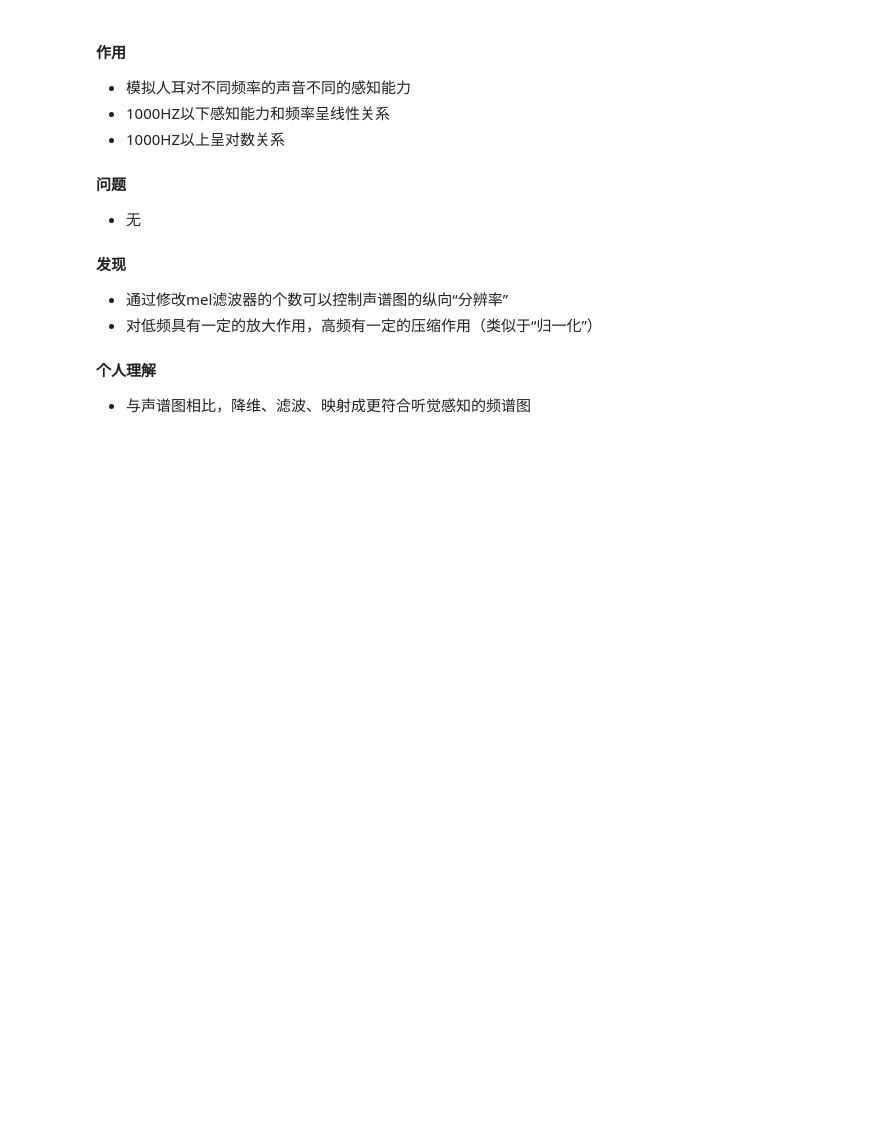
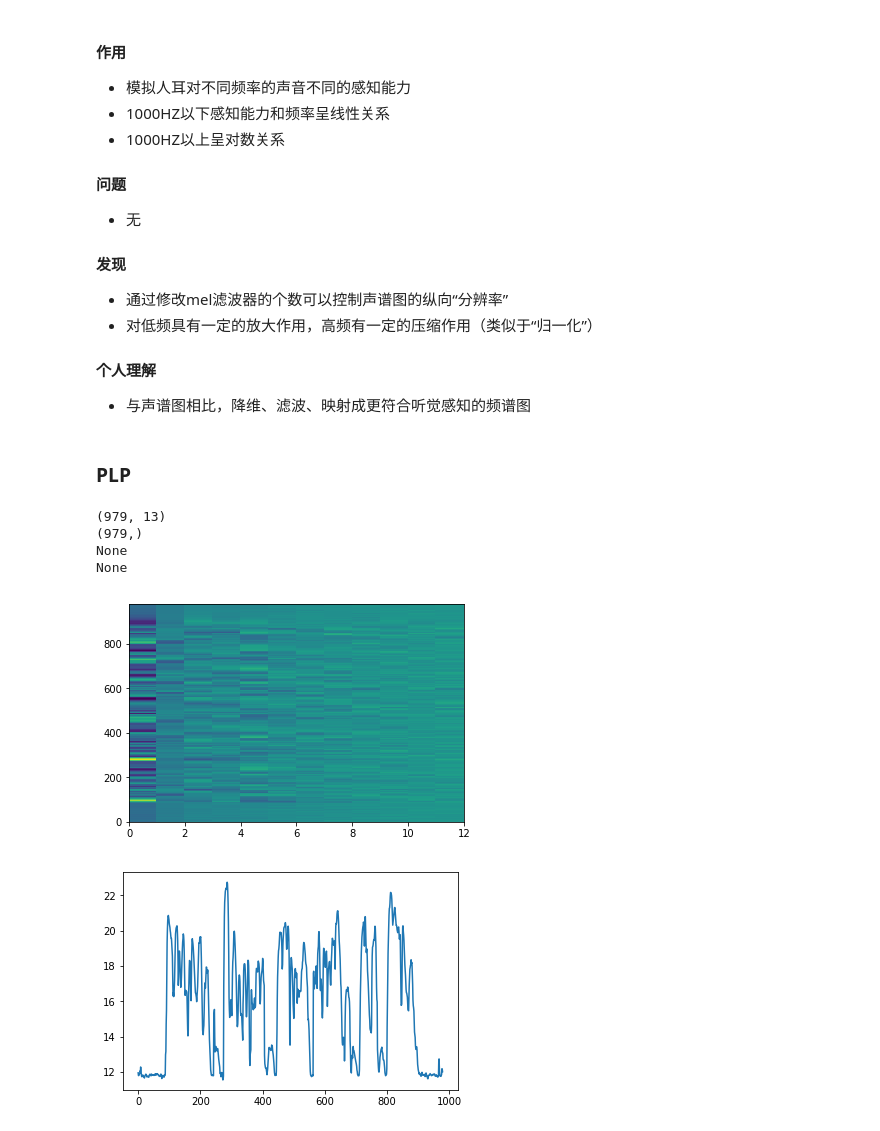
Before and after one commit to wangtianrui/sounds_pretreatment, a Jupyter notebook: py3_main.ipynb, the cells around one changed output. Saved outputs shown, nothing was run; the diff lists cells and outputs as text; code cells hidden in the pictures; blank space fills up the shorter version.

```diff
--- a/py3_main.ipynb
+++ b/py3_main.ipynb
@@ -260,3 +263,5 @@ drawer_utils.plot_colorbar(mel_spec.astype("float"))
 
 #### 个人理解
 * 与声谱图相比，降维、滤波、映射成更符合听觉感知的频谱图
+# %% [markdown]
+### PLP
@@ -262,0 +270,16 @@ drawer_utils.plot_colorbar(mel_spec.astype("float"))
+# %%
+plp_ = plp.get_plp(audio,sampling_freq)
+for i in range(len(plp_)):
+    if plp_[i] is None:
+        print("None")
+    else:
+        print(plp_[i].shape)
+drawer_utils.plot_colormesh(plp_[0])
+drawer_utils.plot_array(plp_[1])
+# %% [output]
+(979, 13)
+(979,)
+None
+None
+[figure, added]
+[figure, added]
```
Also changed, not shown: parts of 12 cells of this notebook, 4 other files.
